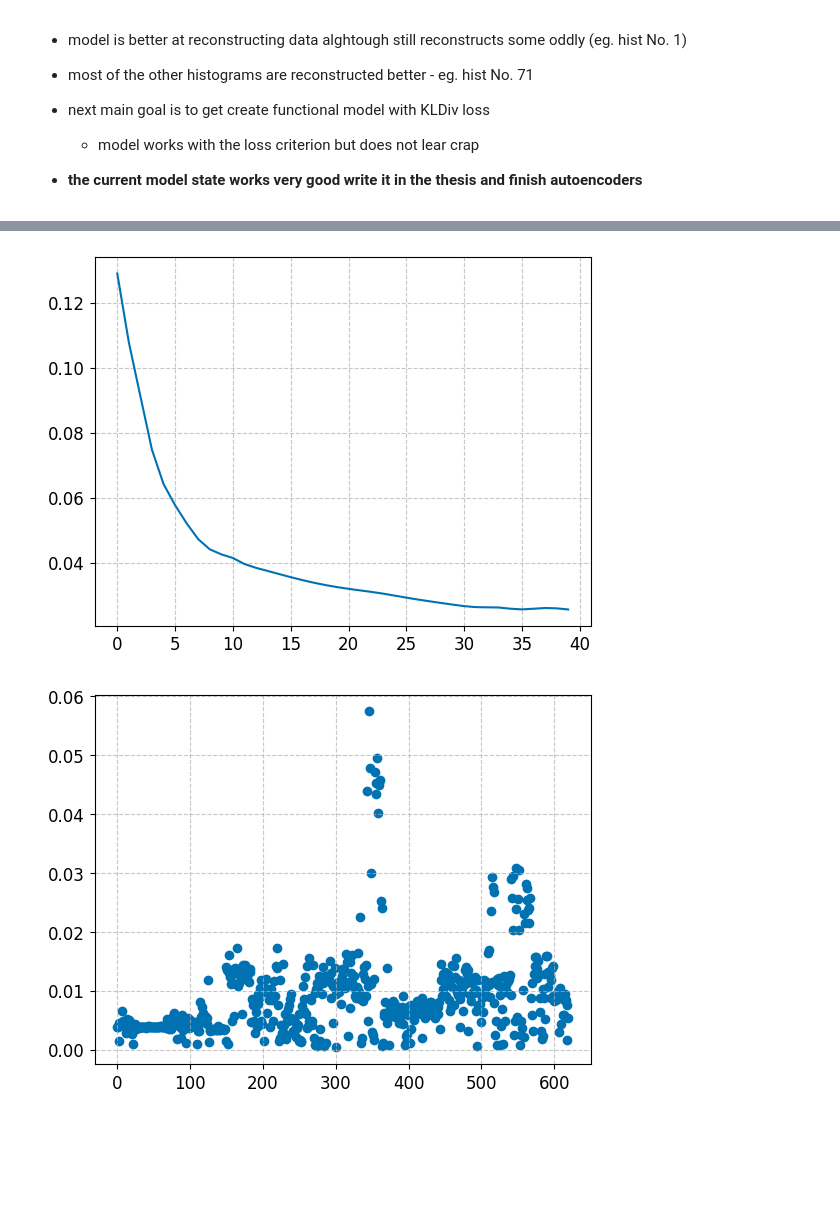
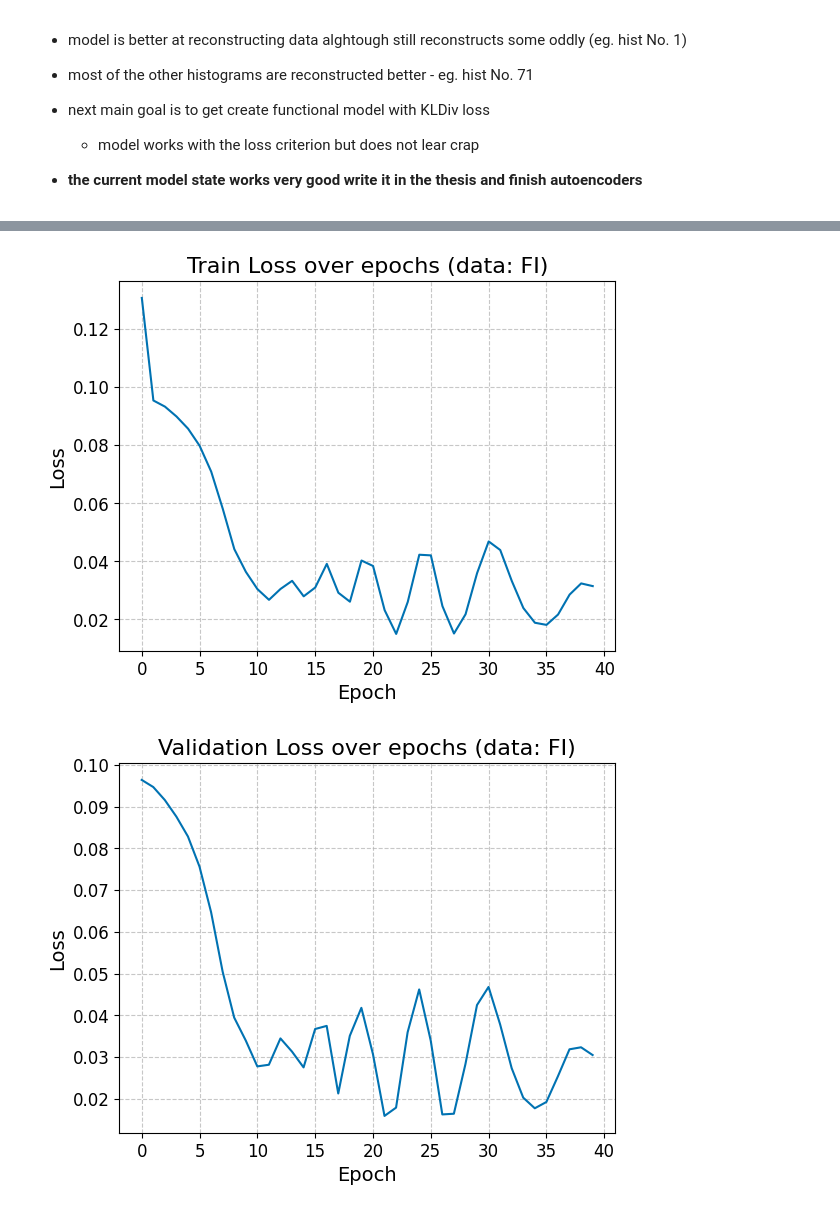
Before and after one commit to jHrdy/vyzkumak, a Jupyter notebook: autoencoders/ae_conv_2.ipynb, the cells around one changed output, grey strips where cells are left out. Cells and saved outputs as stored; diff of their text form; code cells hidden in the pictures; blank space fills up the shorter version.

Commit message:
autoencoders work and naive approach

```diff
--- a/autoencoders/ae_conv_2.ipynb
+++ b/autoencoders/ae_conv_2.ipynb
@@ -28,3 +33,17 @@ dataset = prepocess_data(dataset)
+# %%
+from sklearn.model_selection import train_test_split
+
+X_train, X_test = train_test_split(dataset_no_outs, shuffle=True, train_size=0.8, random_state=42)
+# %%
+dataset_no_outs = torch.from_numpy(dataset_no_outs)
+X_train = torch.from_numpy(X_train)
+X_test = torch.from_numpy(X_test)
+full_dataset = torch.from_numpy(full_dataset)
+
+dataset_no_outs = dataset_no_outs.to(torch.float32)
+X_train = X_train.to(torch.float32)
+X_test = X_test.to(torch.float32)
+full_dataset = full_dataset.to(torch.float32)
 # %%
 from torch.utils.data import Dataset, DataLoader
 
@@ -117,16 +187,34 @@ optimizer = torch.optim.Adam(params=ae.parameters(), lr=0.001)
+# %%
+batch_size = 32
+train_dataset = HistDataset(X_train)
+test_dataset = HistDataset(X_test)
+
+train_loader = DataLoader(train_dataset, batch_size=batch_size, shuffle=True)
+test_loader = DataLoader(test_dataset, batch_size=batch_size, shuffle=False)
+
+ae_conv = AE()
+criterion = nn.MSELoss()
+optimizer = torch.optim.Adam(params=ae_conv.parameters(), lr=0.00005)
 # %%
 from src.autoencoders import train_ae
 
-losses, ae = train_ae(n_epochs=40, dataloader=dataloader, model=ae, optimizer=optimizer, criterion=criterion)
+ae_conv.train()
+train_losses, val_losses, ae_conv = train_ae(n_epochs=40, dataloader=train_loader, model=ae_conv, val_loader=test_loader, optimizer=optimizer, criterion=criterion)
 # %%
 apply_global_style()
-plt.plot(range(len(losses)), losses)
+plt.title("Train Loss over epochs (data: FI)")
+plt.xlabel("Epoch")
+plt.ylabel("Loss")
+plt.plot(range(len(train_losses)), train_losses)
 plt.show()
 # %% [output]
-[figure, old version]
+[figure, new version]
 # %%
-from src.autoencoders import eval_and_plot_score
 apply_global_style()
-score = eval_and_plot_score(model=ae, dataloader=dataloader, criterion=criterion)
+plt.title("Validation Loss over epochs (data: FI)")
+plt.xlabel("Epoch")
+plt.ylabel("Loss")
+plt.plot(range(len(val_losses)), val_losses)
+plt.show()
 # %% [output]
-[figure, old version]
+[figure, new version]
```
Also changed, not shown: parts of 16 cells of this notebook, 13 other files.
